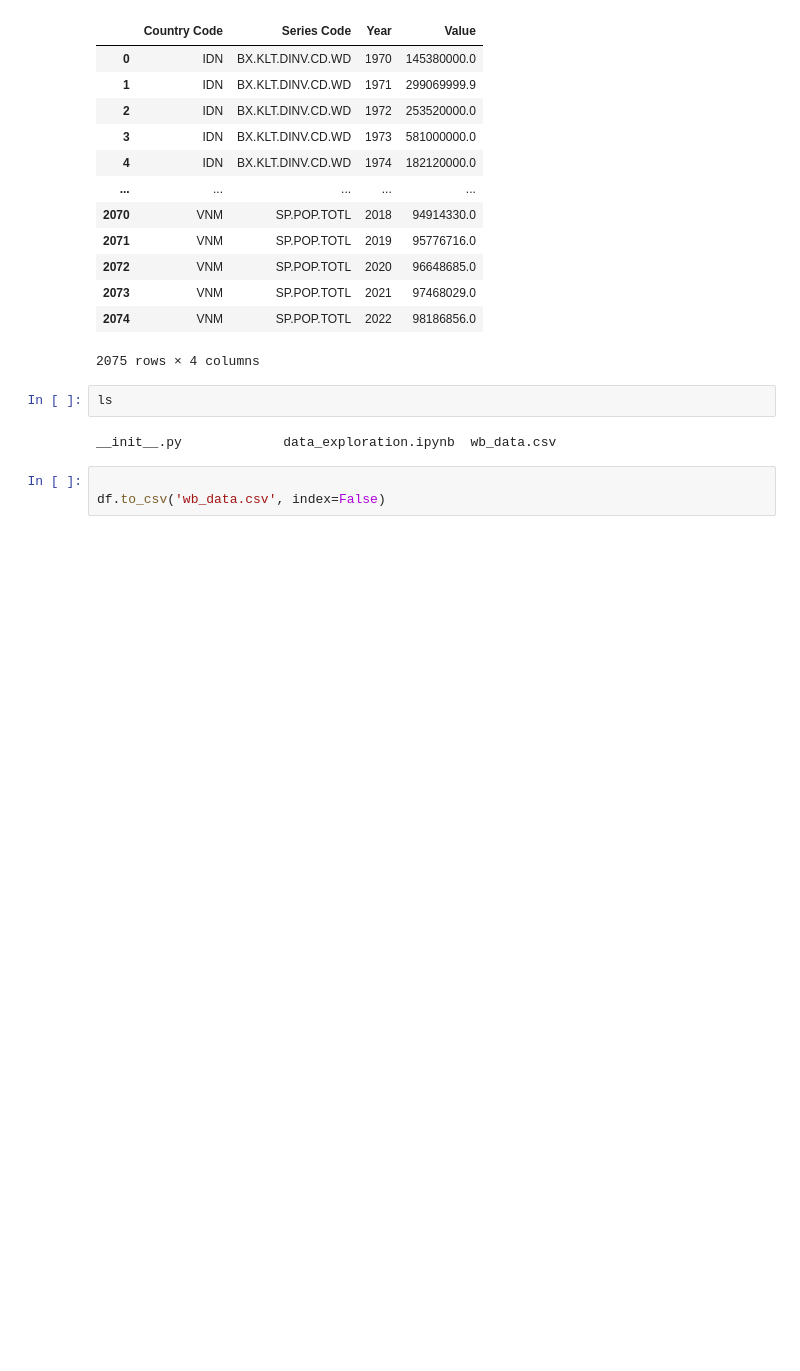
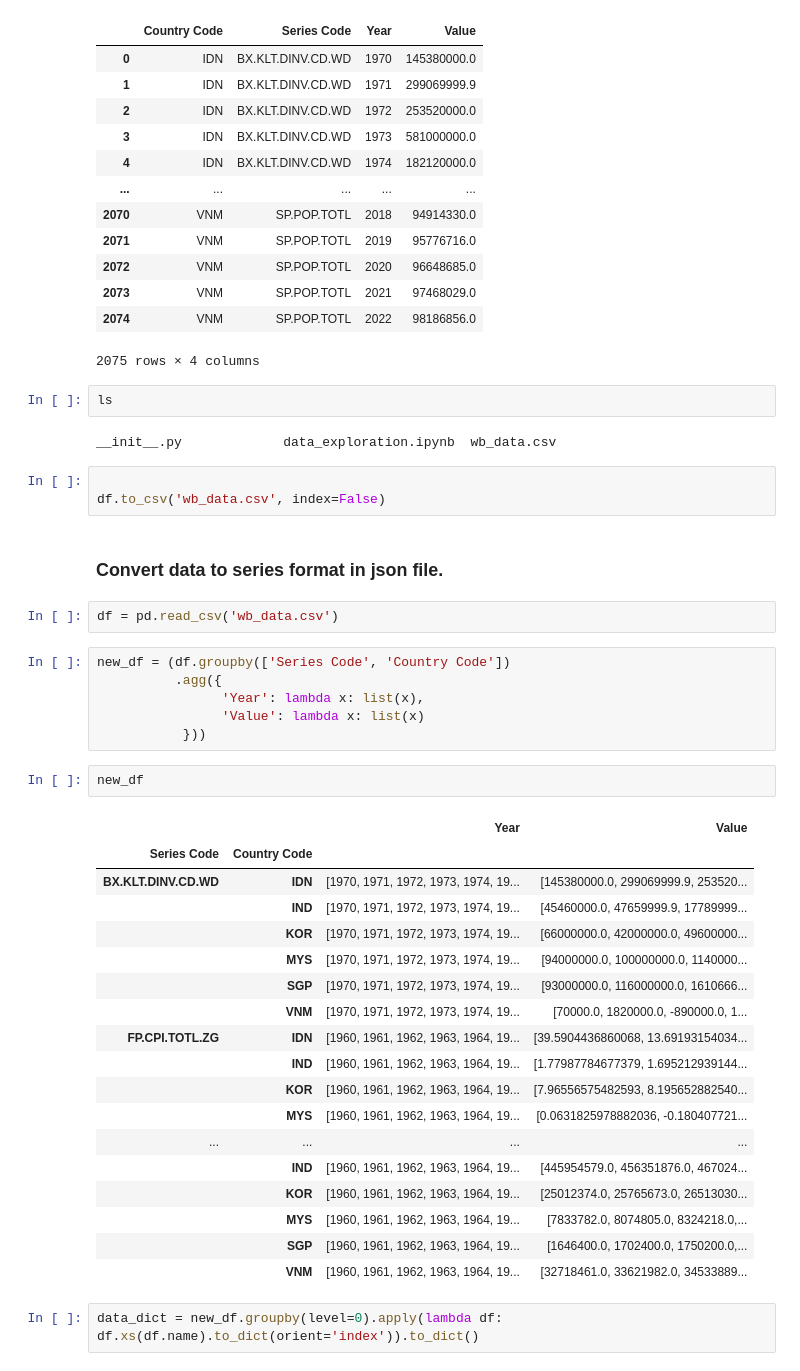
Before and after one commit to alexsgit/wbdata, a Jupyter notebook: notebooks/data_exploration.ipynb, the cells around one changed output. Saved outputs shown, nothing was run; the diff lists cells and outputs as text; blank space fills up the shorter version.

Commit message:
Data transformation in json file and visualization of single indicator

```diff
--- a/notebooks/data_exploration.ipynb
+++ b/notebooks/data_exploration.ipynb
@@ -207,3 +208,36 @@ __init__.py             data_exploration.ipynb  wb_data.csv
 # %%
 
 df.to_csv('wb_data.csv', index=False)
+# %% [markdown]
+### Convert data to series format in json file.
+# %%
+df = pd.read_csv('wb_data.csv')
+# %%
+new_df = (df.groupby(['Series Code', 'Country Code'])
+          .agg({
+                'Year': lambda x: list(x),
+                'Value': lambda x: list(x)
+           }))
+# %%
+new_df
+# %% [output]
+|  |  | Year | Value |
+| Series Code | Country Code |  |  |
+| BX.KLT.DINV.CD.WD | IDN | [1970, 1971, 1972, 1973, 1974, 19... | [145380000.0, 299069999.9, 253520... |
+|  | IND | [1970, 1971, 1972, 1973, 1974, 19... | [45460000.0, 47659999.9, 17789999... |
+|  | KOR | [1970, 1971, 1972, 1973, 1974, 19... | [66000000.0, 42000000.0, 49600000... |
+|  | MYS | [1970, 1971, 1972, 1973, 1974, 19... | [94000000.0, 100000000.0, 1140000... |
+|  | SGP | [1970, 1971, 1972, 1973, 1974, 19... | [93000000.0, 116000000.0, 1610666... |
+|  | VNM | [1970, 1971, 1972, 1973, 1974, 19... | [70000.0, 1820000.0, -890000.0, 1... |
+| FP.CPI.TOTL.ZG | IDN | [1960, 1961, 1962, 1963, 1964, 19... | [39.5904436860068, 13.69193154034... |
+|  | IND | [1960, 1961, 1962, 1963, 1964, 19... | [1.77987784677379, 1.695212939144... |
+|  | KOR | [1960, 1961, 1962, 1963, 1964, 19... | [7.96556575482593, 8.195652882540... |
+|  | MYS | [1960, 1961, 1962, 1963, 1964, 19... | [0.0631825978882036, -0.180407721... |
+| ... | ... | ... | ... |
+|  | IND | [1960, 1961, 1962, 1963, 1964, 19... | [445954579.0, 456351876.0, 467024... |
+|  | KOR | [1960, 1961, 1962, 1963, 1964, 19... | [25012374.0, 25765673.0, 26513030... |
+|  | MYS | [1960, 1961, 1962, 1963, 1964, 19... | [7833782.0, 8074805.0, 8324218.0,... |
+|  | SGP | [1960, 1961, 1962, 1963, 1964, 19... | [1646400.0, 1702400.0, 1750200.0,... |
+|  | VNM | [1960, 1961, 1962, 1963, 1964, 19... | [32718461.0, 33621982.0, 34533889... |
+# %%
+data_dict = new_df.groupby(level=0).apply(lambda df: df.xs(df.name).to_dict(orient='index')).to_dict()
```
Also changed, not shown: parts of 5 cells of this notebook, 4 other files.
